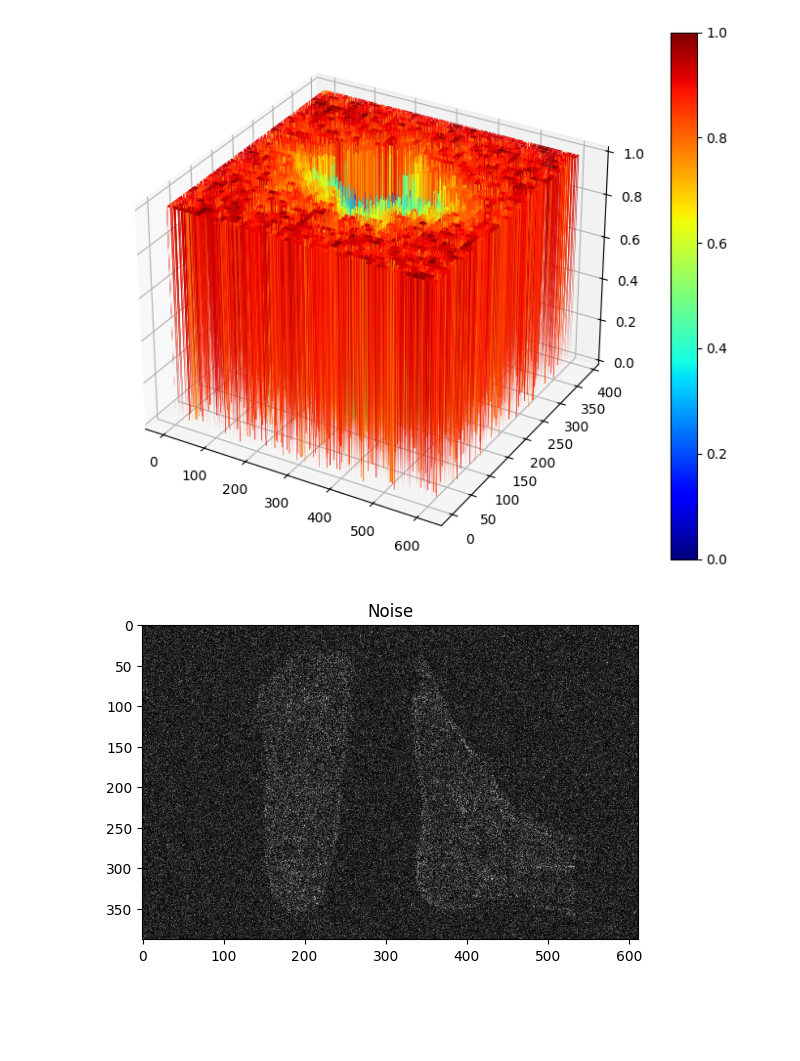
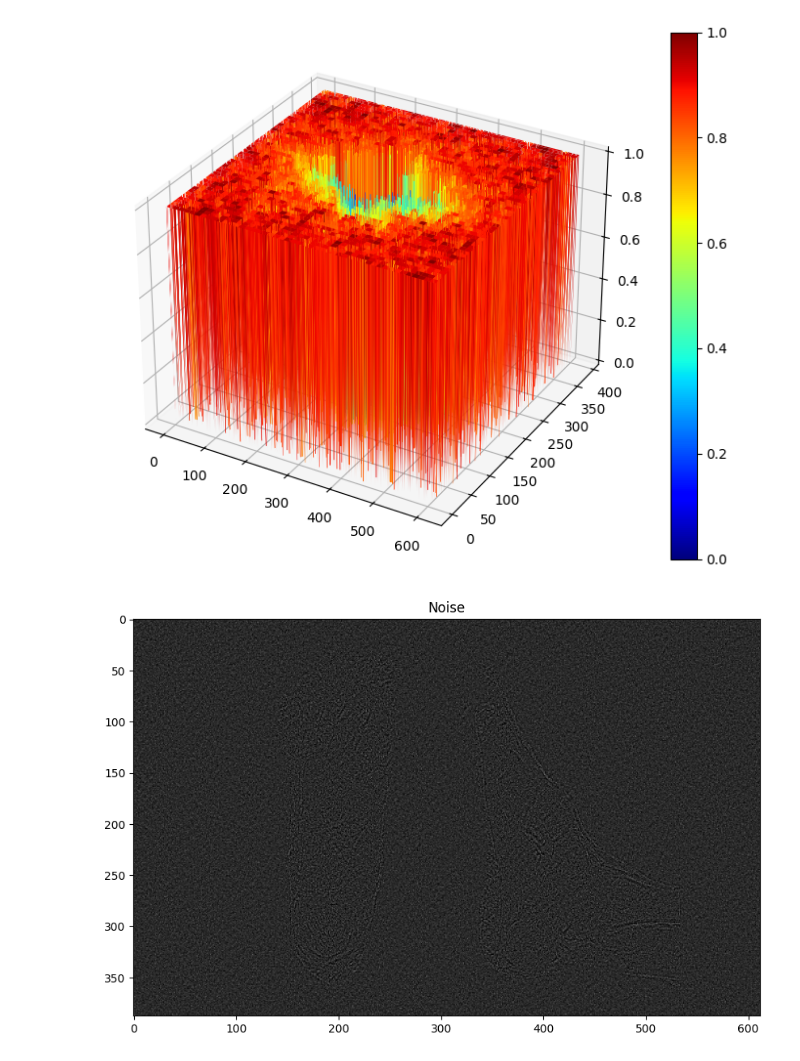
Before and after one commit to gonzagrau/PAIByB, a Jupyter notebook: GUIA1/QTlukiNB.ipynb, the cells around one changed output. Drawn from its saved outputs; the diff is of its cells as text; code cells hidden in the pictures; blank space fills up the shorter version.

```diff
--- a/GUIA1/QTlukiNB.ipynb
+++ b/GUIA1/QTlukiNB.ipynb
@@ -155,7 +155,9 @@ plt.show()
 # %%
 Z_new = Z
 
-Z_new[Z_new > 190] = 0
+Z_new[Z_new < 190] = 1
+Z_new[Z_new > 300] = 1
+
 
 print(np.shape(Z_new))
 # %% [output]
@@ -170,6 +172,6 @@ plt.show()
 # %%
 mask = Z_new
-mask[mask != 0] = 1
+mask[mask != 1] = 0
 # %%
 ax = plt.figure(figsize=(10,7)).add_subplot(projection='3d')
 surf = ax.plot_surface(X, Y, mask, cmap="jet")
@@ -186,10 +188,11 @@ def apply_filter(image, H):
     filtered_image = np.fft.ifft2(F_ishifted)  # Inverse Fourier Transform to spatial domain
     return np.abs(filtered_image)   # Return the magnitude of the filtered image
 # %%
-new_img = apply_filter(img, mask)
+noise = apply_filter(img, mask)
 # %%
-plt.imshow(new_img, cmap = 'gray')
+plt.figure(figsize=(10,10))
+plt.imshow(noise, vmin=0, vmax=255, cmap = 'gray')
 plt.title('Noise')
 plt.show()
 # %% [output]
-[figure, old version]
+[figure, new version]
```
Also changed, not shown: parts of 5 cells of this notebook, 1 other file.
